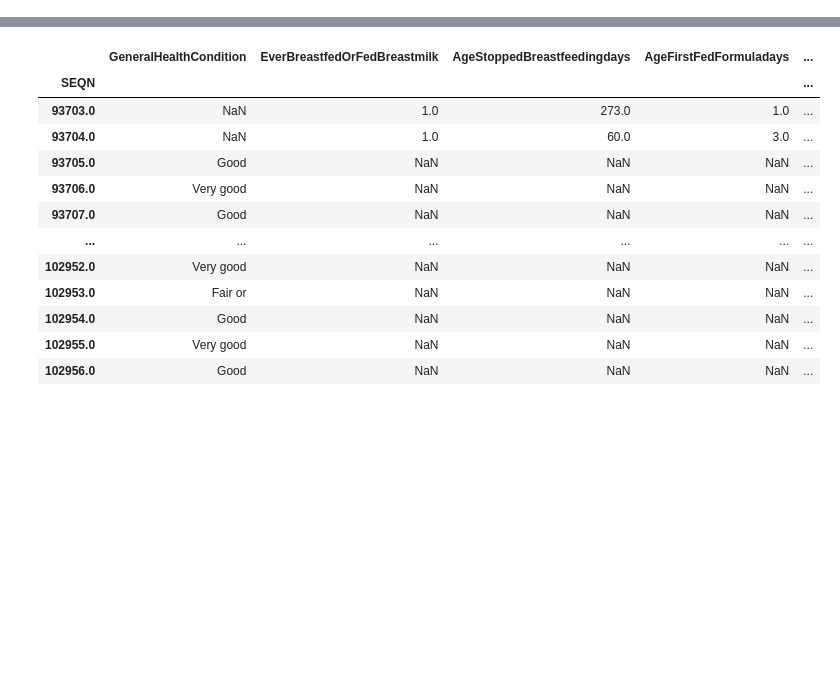
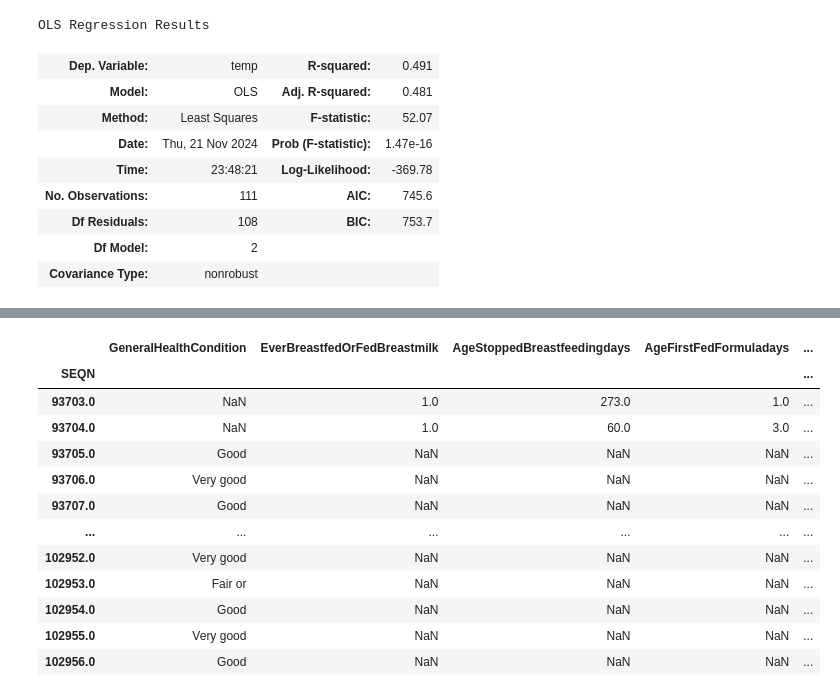
Before and after one commit to DensLopez/imputaci-n, a Jupyter notebook: codes/imputacion.ipynb, the cells around one changed output, grey strips where cells are left out. Cells and saved outputs as stored; diff of their text form; code cells hidden in the pictures; blank space fills up the shorter version.

```diff
--- a/codes/code002.ipynb
+++ b/codes/imputacion.ipynb
@@ -0,0 +169,21 @@
+# %%
+(
+    smf.ols(
+        formula="temp ~ ozone + solar_r",
+        data=airquality_df
+    )
+    .fit()
+    .summary()
+    .tables[0]
+)
+# %% [output]
+OLS Regression Results
+| Dep. Variable: | temp | R-squared: | 0.491 |
+| Model: | OLS | Adj. R-squared: | 0.481 |
+| Method: | Least Squares | F-statistic: | 52.07 |
+| Date: | Thu, 21 Nov 2024 | Prob (F-statistic): | 1.47e-16 |
+| Time: | 23:48:21 | Log-Likelihood: | -369.78 |
+| No. Observations: | 111 | AIC: | 745.6 |
+| Df Residuals: | 108 | BIC: | 753.7 |
+| Df Model: | 2 |  |  |
+| Covariance Type: | nonrobust |  |  |
```
Also changed, not shown: parts of 49 cells of this notebook, 4 other files.
